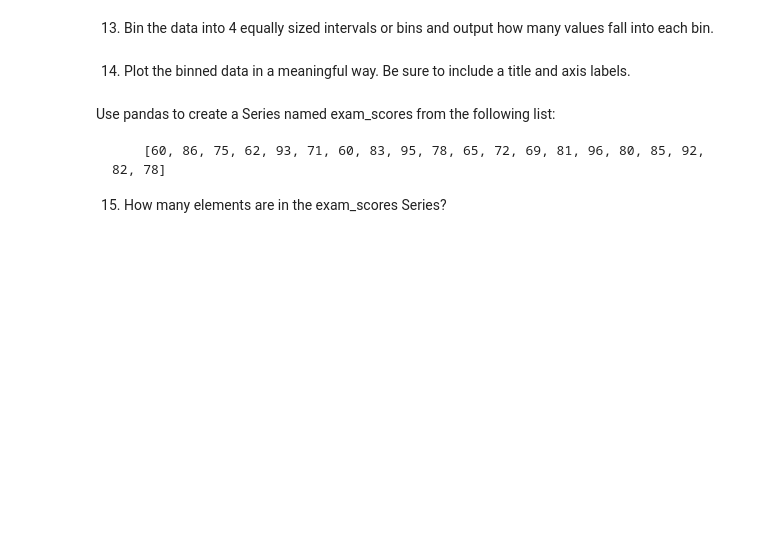
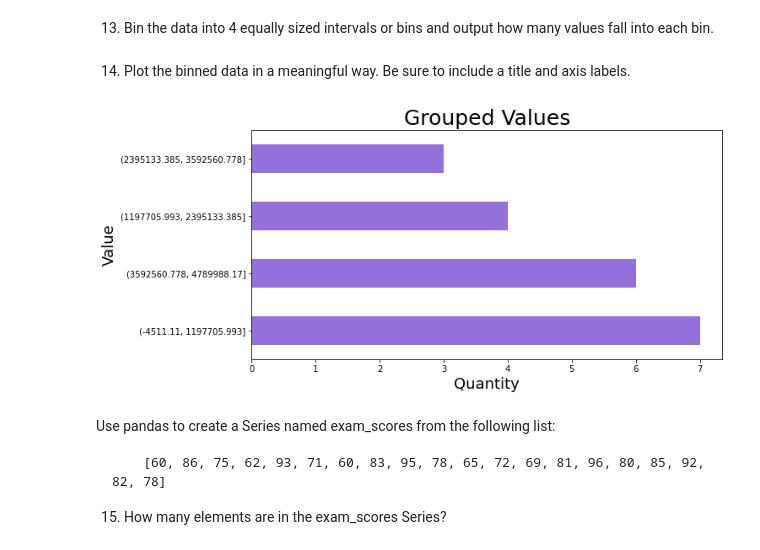
Before and after one commit to rachelrobbinsmayhill/numpy-pandas-visualization-exercises, a Jupyter notebook: pandas_series.ipynb, the cells around one changed output. Drawn from its saved outputs; the diff is of its cells as text; code cells hidden in the pictures; blank space fills up the shorter version.

```diff
--- a/pandas_series.ipynb
+++ b/pandas_series.ipynb
@@ -410,2 +445,5 @@ Use pandas to create a Series named numbers from the following list:
 # %% [markdown]
 9. Perform the necessary manipulations by accessing Series attributes and methods to convert the numbers Series to a numeric data type.
+# %%
+numbers_float = numbers.replace('$', '').replace(',', '').astype('float')
+numbers
@@ -418,7 +486,20 @@ Use pandas to create a Series named numbers from the following list:
 # %% [markdown]
 13. Bin the data into 4 equally sized intervals or bins and output how many values fall into each bin.
+# %%
+binned_numbers = pd.cut(numbers_float, 4).value_counts()
 # %% [markdown]
 14. Plot the binned data in a meaningful way. Be sure to include a title and axis labels.
+# %%
+binned_numbers.plot( kind = 'barh',
+                    color = 'mediumpurple',
+                   figsize = (10,5))
+
+plt.title('Grouped Values', fontsize = 25)
+plt.xlabel('Quantity', fontsize = 18)
+plt.ylabel('Value', fontsize = 18)
+plt.show()
+# %% [output]
+[figure, added]
 # %% [markdown]
 Use pandas to create a Series named exam_scores from the following list:
 
```
Also changed, not shown: parts of 18 cells of this notebook.
